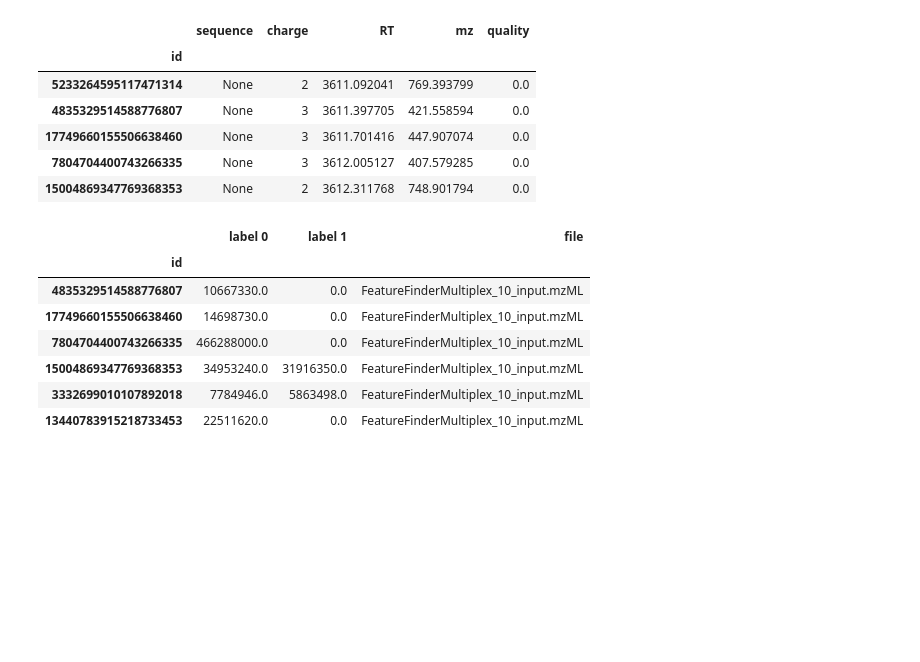
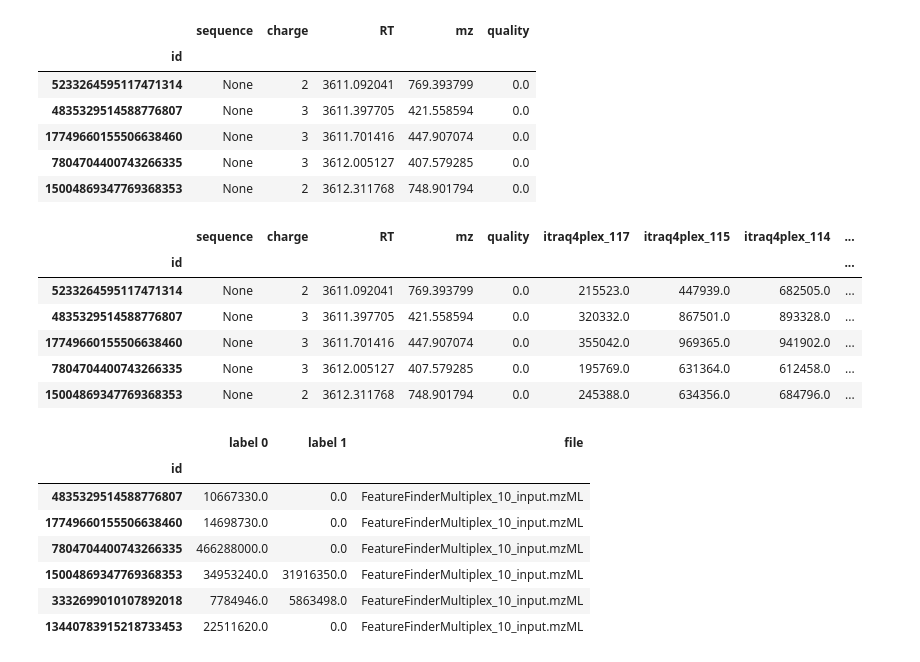
Before and after one commit to jpfeuffer/pyopenmspandas, a Jupyter notebook: PyopenmsPandas.ipynb, the cells around one changed output. Saved outputs shown, nothing was run; the diff lists cells and outputs as text; code cells hidden in the pictures; blank space fills up the shorter version.

```diff
--- a/PyopenmsPandas.ipynb
+++ b/PyopenmsPandas.ipynb
@@ -190,6 +193,16 @@ display(cmap.get_metadata_df())
 | 17749660155506638460 | None | 3 | 3611.701416 | 447.907074 | 0.0 |
 | 7804704400743266335 | None | 3 | 3612.005127 | 407.579285 | 0.0 |
 | 15004869347769368353 | None | 2 | 3612.311768 | 748.901794 | 0.0 |
+# %%
+cmap.get_metadata_df().merge(cmap.get_intensity_df(), how='left', on='id') # single table
+# %% [output]
+|  | sequence | charge | RT | mz | quality | itraq4plex_117 | itraq4plex_115 | itraq4plex_114 | ... |
+| id |  |  |  |  |  |  |  |  | ... |
+| 5233264595117471314 | None | 2 | 3611.092041 | 769.393799 | 0.0 | 215523.0 | 447939.0 | 682505.0 | ... |
+| 4835329514588776807 | None | 3 | 3611.397705 | 421.558594 | 0.0 | 320332.0 | 867501.0 | 893328.0 | ... |
+| 17749660155506638460 | None | 3 | 3611.701416 | 447.907074 | 0.0 | 355042.0 | 969365.0 | 941902.0 | ... |
+| 7804704400743266335 | None | 3 | 3612.005127 | 407.579285 | 0.0 | 195769.0 | 631364.0 | 612458.0 | ... |
+| 15004869347769368353 | None | 2 | 3612.311768 | 748.901794 | 0.0 | 245388.0 | 634356.0 | 684796.0 | ... |
 # %%
     cmap = ConsensusMapDF()
     from urllib.request import urlretrieve
```
Also changed, not shown: parts of 5 cells of this notebook.
